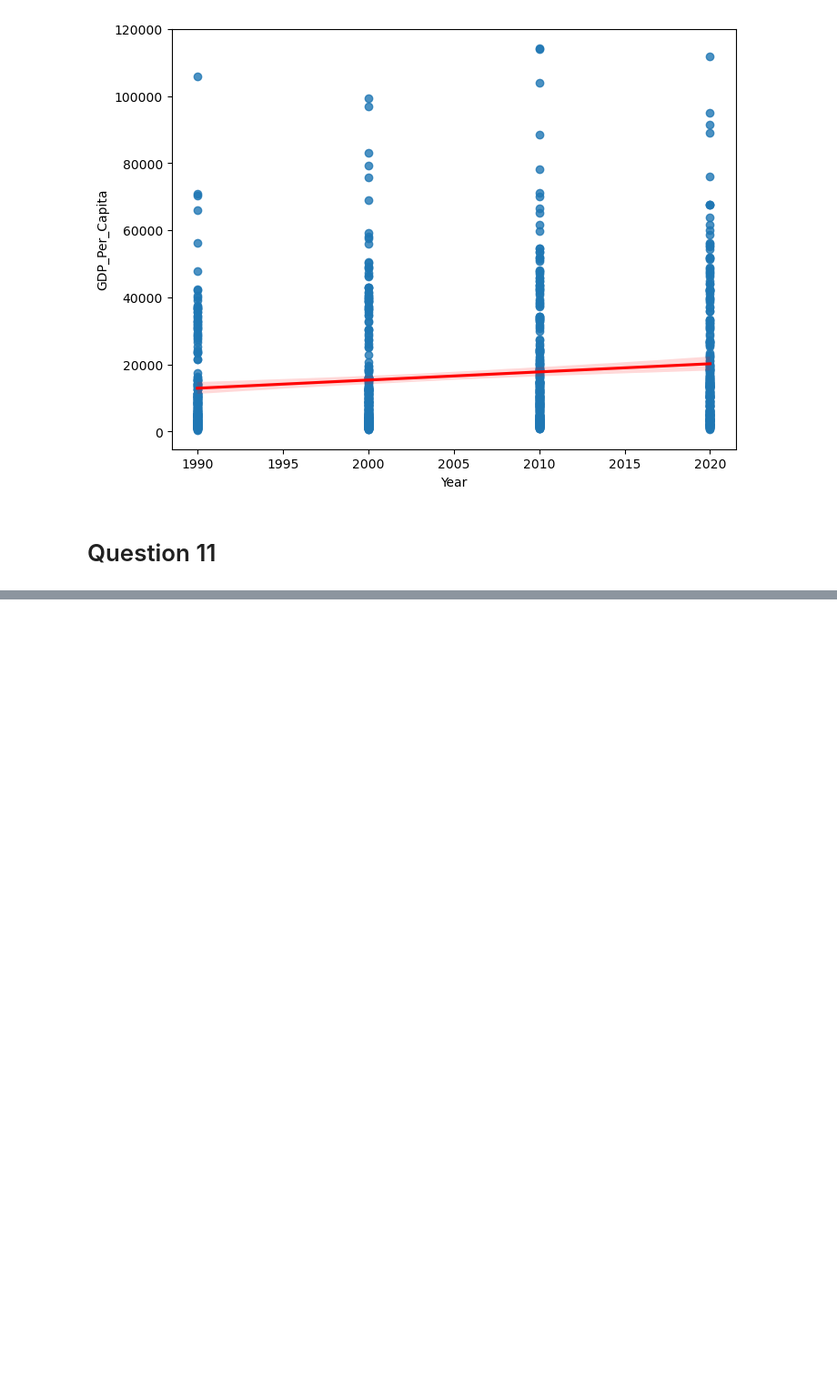
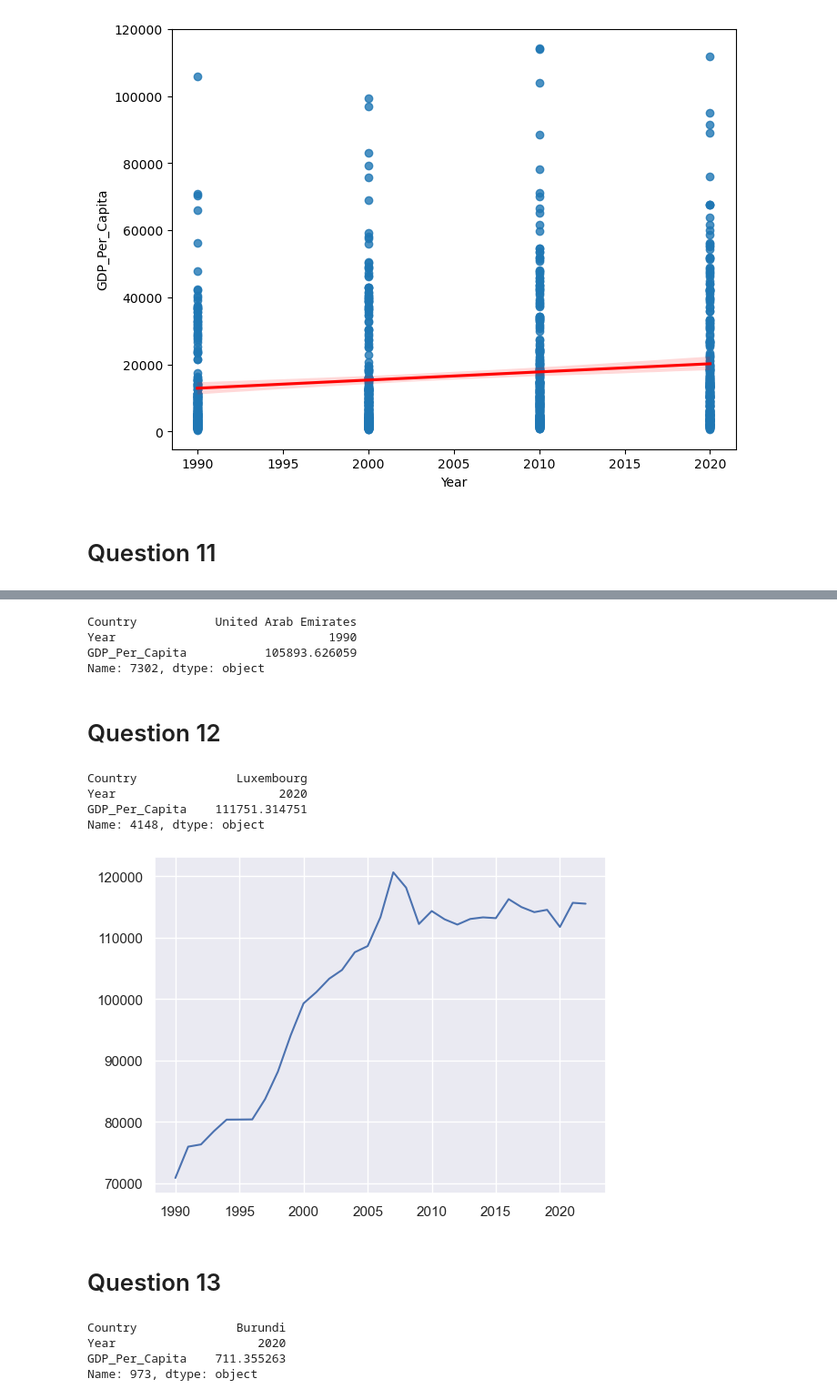
Before and after one commit to NSS-Data-Analytics-Cohort-11/undata-Timothyspratt, a Jupyter notebook: notebook/UN_data_project_DA11.ipynb, the cells around one changed output, grey strips where cells are left out. Shown: that part at 91% size. Cells and saved outputs as stored; diff of their text form; code cells hidden in the pictures; blank space fills up the shorter version.

Commit message:
up to question 16/17

```diff
--- a/notebook/UN_data_project_DA11.ipynb
+++ b/notebook/UN_data_project_DA11.ipynb
@@ -256,0 +275,38 @@ plt.show()
+# %%
+gdp_df_big_capita.loc[gdp_df_big_capita["Year"].idxmin()]
+# %% [output]
+Country           United Arab Emirates
+Year                              1990
+GDP_Per_Capita           105893.626059
+Name: 7302, dtype: object
+# %% [markdown]
+# Question 12
+# %%
+gdp_2020.loc[gdp_2020["GDP_Per_Capita"].idxmax()]
+# %% [output]
+Country              Luxembourg
+Year                       2020
+GDP_Per_Capita    111751.314751
+Name: 4148, dtype: object
+# %%
+sns.set_theme()
+
+# create data
+gdp_plot = gdp_df_clean[gdp_df_clean["Country"] == "Luxembourg"]
+
+# use the plot function
+plt.plot(gdp_plot["Year"], gdp_plot["GDP_Per_Capita"])
+
+# show the graph
+plt.show()
+# %% [output]
+[figure, added]
+# %% [markdown]
+# Question 13
+# %%
+gdp_2020.loc[gdp_2020["GDP_Per_Capita"].idxmin()]
+# %% [output]
+Country              Burundi
+Year                    2020
+GDP_Per_Capita    711.355263
+Name: 973, dtype: object
```
Also changed, not shown: parts of 20 cells of this notebook.
